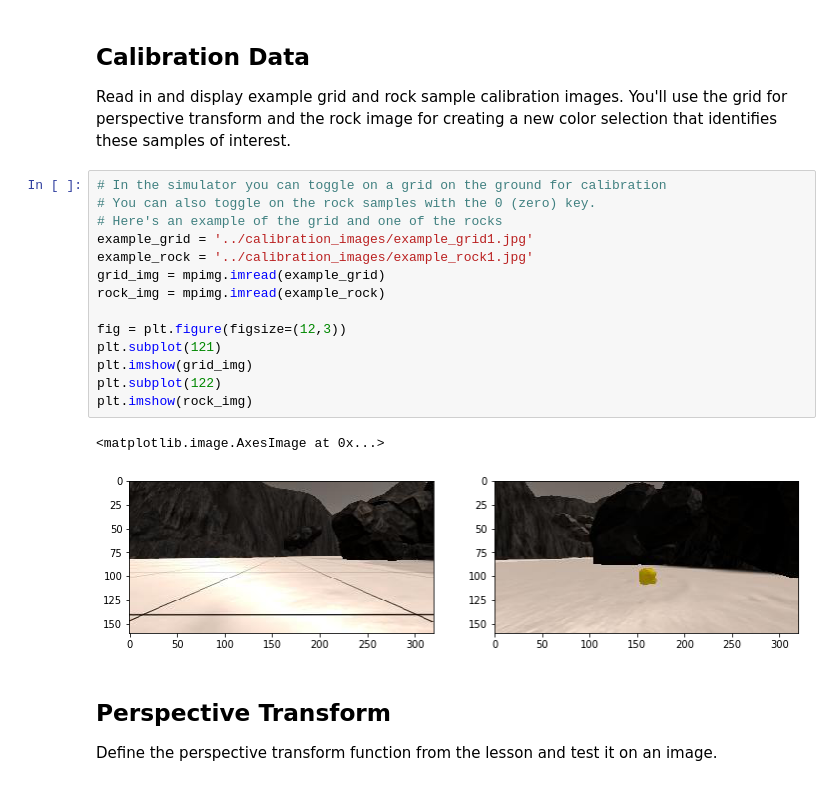
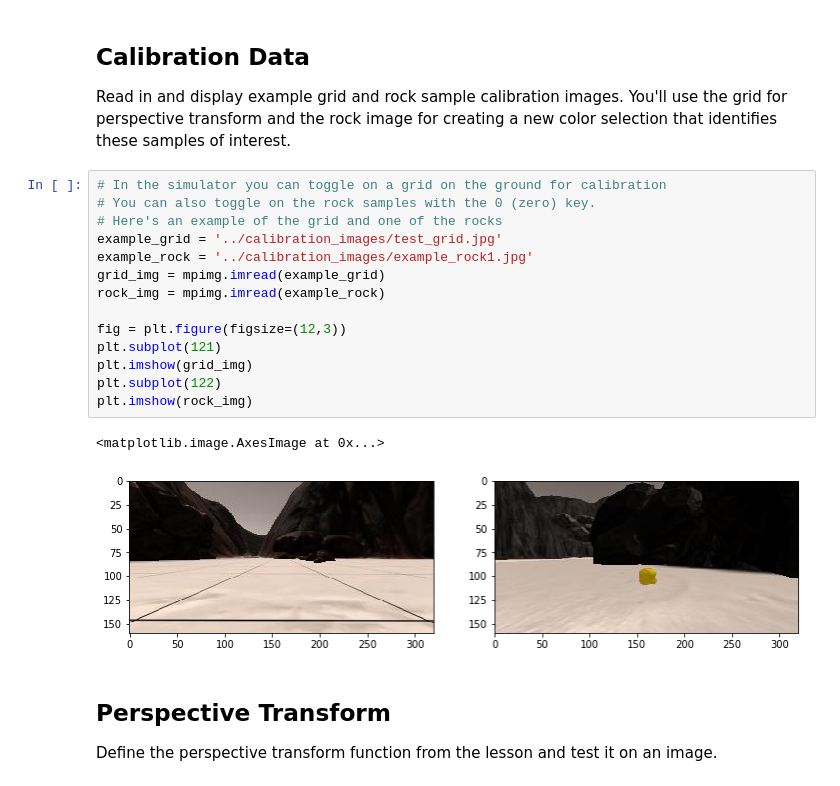
Before and after one commit to TheoKanning/RoboND-Rover-Project, a Jupyter notebook: code/Rover_Project_Test_Notebook.ipynb, the cells around one changed output. Drawn from its saved outputs; the diff is of its cells as text.

```diff
--- a/code/Rover_Project_Test_Notebook.ipynb
+++ b/code/Rover_Project_Test_Notebook.ipynb
@@ -50,20 +50,20 @@ Read in and display example grid and rock sample calibration images.  You'll use
 # %%
 # In the simulator you can toggle on a grid on the ground for calibration
 # You can also toggle on the rock samples with the 0 (zero) key.
 # Here's an example of the grid and one of the rocks
-example_grid = '../calibration_images/example_grid1.jpg'
+example_grid = '../calibration_images/test_grid.jpg'
 example_rock = '../calibration_images/example_rock1.jpg'
 grid_img = mpimg.imread(example_grid)
 rock_img = mpimg.imread(example_rock)
 
 fig = plt.figure(figsize=(12,3))
 plt.subplot(121)
 plt.imshow(grid_img)
 plt.subplot(122)
 plt.imshow(rock_img)
 # %% [output]
 <matplotlib.image.AxesImage at 0x...>
-[figure, old version]
+[figure, new version]
 # %% [markdown]
 ## Perspective Transform
 
```
Also changed, not shown: parts of 2 cells of this notebook, 2 other files.
